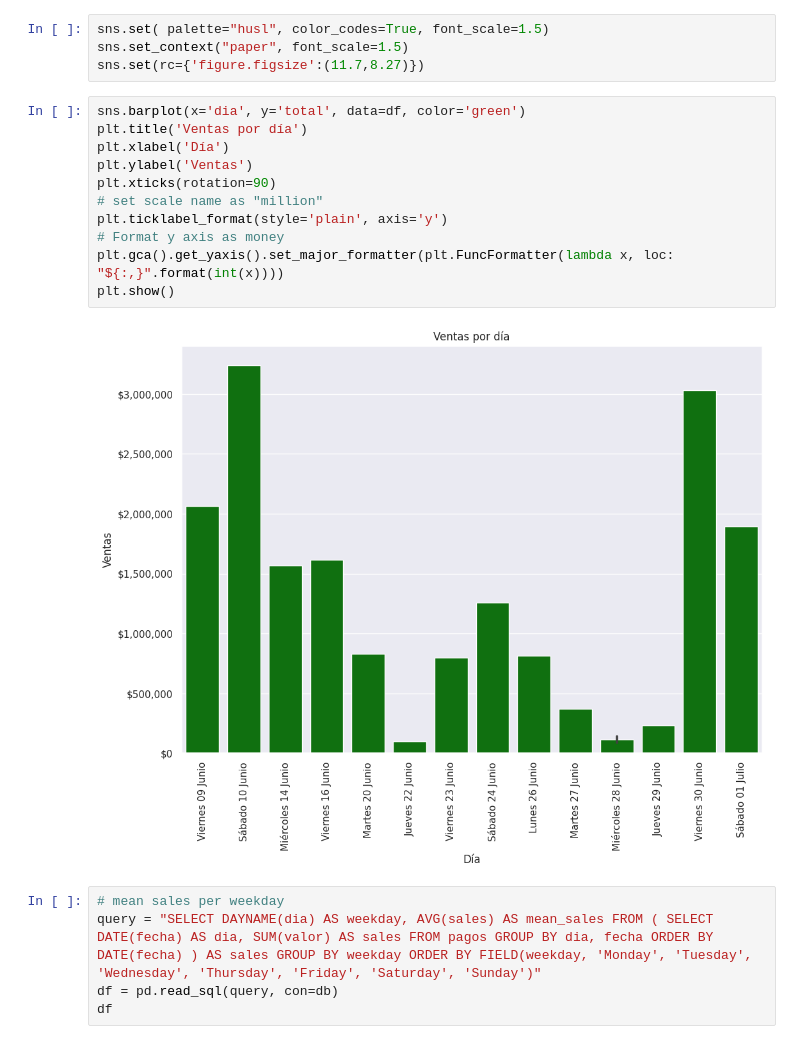
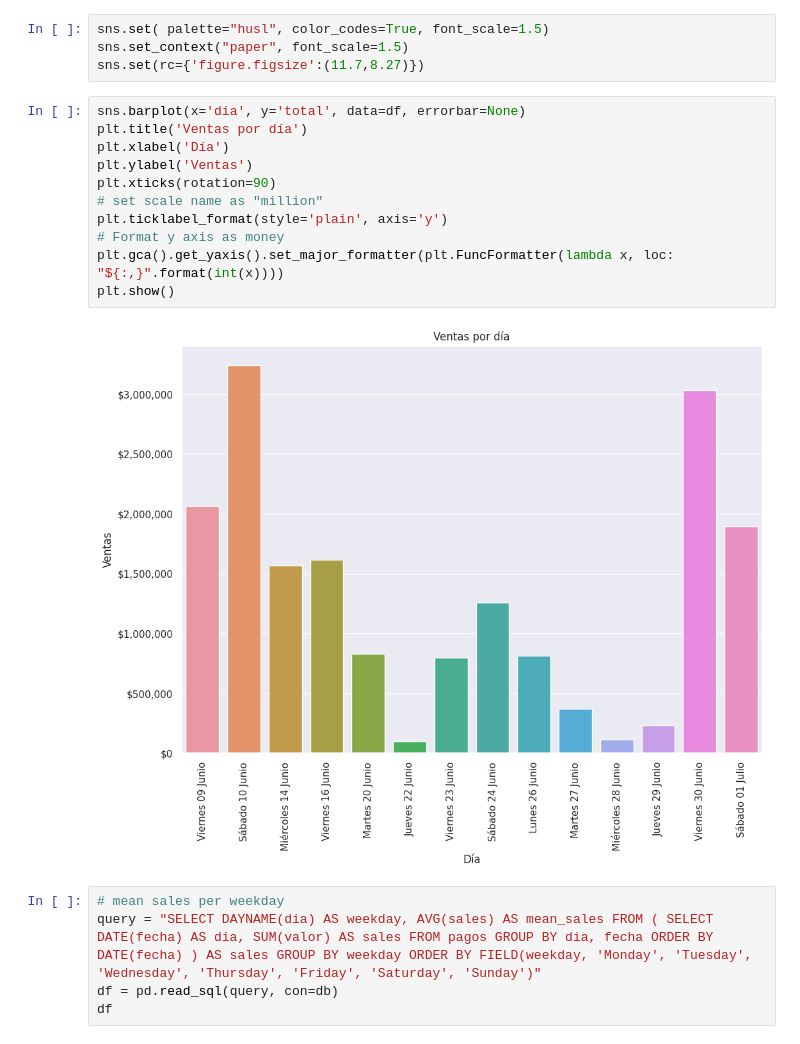
Before and after one commit to JsNcAr/GSalud_Analysis, a Jupyter notebook: Clinica_Viz.ipynb, the cells around one changed output. Drawn from its saved outputs; the diff is of its cells as text.

```diff
--- a/Clinica_Viz.ipynb
+++ b/Clinica_Viz.ipynb
@@ -87,18 +87,18 @@ sns.set( palette="husl", color_codes=True, font_scale=1.5)
 sns.set_context("paper", font_scale=1.5)
 sns.set(rc={'figure.figsize':(11.7,8.27)})
 # %%
-sns.barplot(x='dia', y='total', data=df, color='green')
+sns.barplot(x='dia', y='total', data=df, errorbar=None)
 plt.title('Ventas por día')
 plt.xlabel('Día')
 plt.ylabel('Ventas')
 plt.xticks(rotation=90)
 # set scale name as "million"
 plt.ticklabel_format(style='plain', axis='y')
 # Format y axis as money
 plt.gca().get_yaxis().set_major_formatter(plt.FuncFormatter(lambda x, loc: "${:,}".format(int(x))))
 plt.show()
 # %% [output]
-[figure, old version]
+[figure, new version]
 # %%
 # mean sales per weekday
 query = "SELECT DAYNAME(dia) AS weekday, AVG(sales) AS mean_sales FROM ( SELECT DATE(fecha) AS dia, SUM(valor) AS sales FROM pagos GROUP BY dia, fecha ORDER BY DATE(fecha) ) AS sales GROUP BY weekday ORDER BY FIELD(weekday, 'Monday', 'Tuesday', 'Wednesday', 'Thursday', 'Friday', 'Saturday', 'Sunday')"
```
Also changed, not shown: parts of 7 cells of this notebook, 1 other file.
